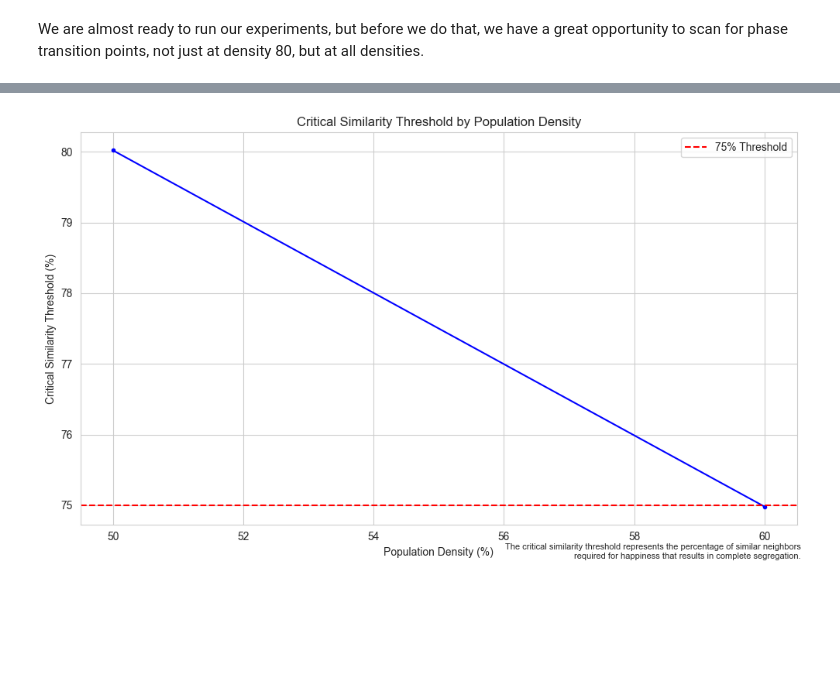
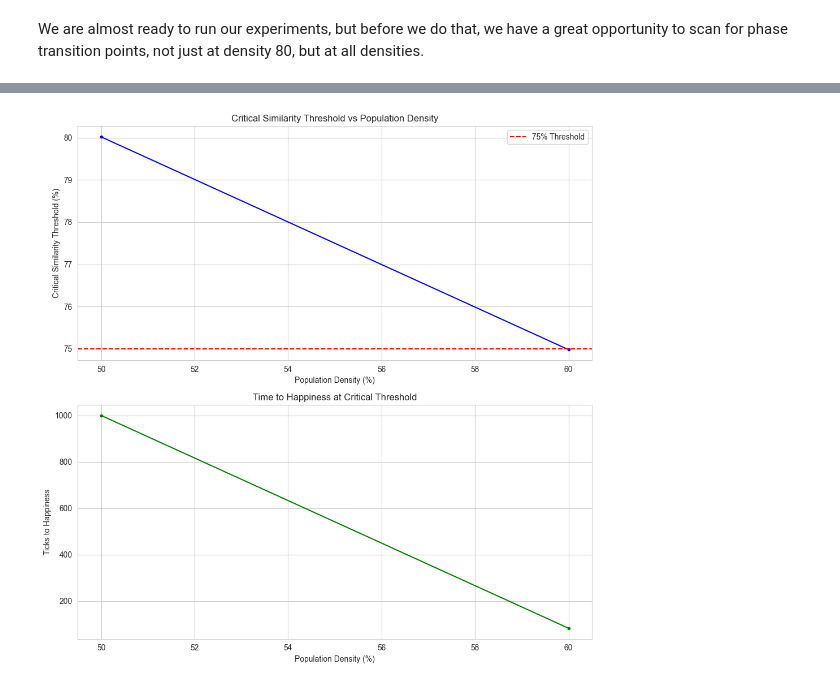
Before and after one commit to peterdresslar/cas-520, a Jupyter notebook: M2Model_Dresslar/M2Model_Dresslar.ipynb, the cells around one changed output, grey strips where cells are left out. Drawn from its saved outputs; the diff is of its cells as text; code cells hidden in the pictures; blank space fills up the shorter version.

```diff
--- a/M2Model_Dresslar/M2Model_Dresslar.ipynb
+++ b/M2Model_Dresslar/M2Model_Dresslar.ipynb
@@ -114,17 +114,17 @@ def find_breakpoint(netlogo, model, density, precision):
         ticks = netlogo.report("ticks")
         print(f"Ticks: {ticks}")
 
+        halting_ticks.append((iteration, ticks))
+
         if ticks < STEP_MAX:
-            halting_ticks.append((iteration, ticks))
             lower_bound = midpoint + precision_step
         else:
-            halting_ticks.append((iteration, STEP_MAX))
             upper_bound = midpoint - precision_step
 
         if upper_bound - lower_bound < precision_step:
             breakpoint = midpoint
 
-    return halting_ticks, breakpoint
+    return (halting_ticks, breakpoint)
 
 
 def cluster_analysis(turtle_data):
@@ -310,12 +290,35 @@ Ticks: 79.0
 Found 2 breakpoints.
-# %%
-# Create DataFrame from existing breakpoints data
-densities = list(np.arange(min_density, max_density, step_size))   # this allows us to deal with the float step_size and get a dataframe
-breakpoints_df = pd.DataFrame({"density": densities, "breakpoint": breakpoints})
-
-# Plot the results
-plot_density_breakpoint_relationship(breakpoints_df)
-# %% [output]
-[figure, removed]
+# %%
+# Create DataFrame from existing breakpoints data
+densities = list(np.arange(min_density, max_density, step_size))   # this allows us to deal with the float step_size and get a dataframe
+breakpoints_df = pd.DataFrame(breakpoints_data)
+
+# Modified plotting function to show both relationships
+def plot_density_relationships(df):
+    fig, (ax1, ax2) = plt.subplots(2, 1, figsize=(10, 10))
+
+    # First subplot - Breakpoints
+    ax1.plot(df['density'], df['breakpoint'], 'b.-')
+    ax1.axhline(y=75, color='r', linestyle='--', label='75% Threshold')
+    ax1.grid(True)
+    ax1.set_xlabel('Population Density (%)')
+    ax1.set_ylabel('Critical Similarity Threshold (%)')
+    ax1.set_title('Critical Similarity Threshold vs Population Density')
+    ax1.legend()
+
+    # Second subplot - Time to happiness
+    ax2.plot(df['density'], df['ticks'], 'g.-')
+    ax2.grid(True)
+    ax2.set_xlabel('Population Density (%)')
+    ax2.set_ylabel('Ticks to Happiness')
+    ax2.set_title('Time to Happiness at Critical Threshold')
+
+    plt.tight_layout()
+    plt.show()
+
+# Plot both relationships
+plot_density_relationships(breakpoints_df)
+# %% [output]
+[figure, added]
 # %%
 experiment_1 = run_experiment(netlogo, base_model, experiment_name="Experiment 1", number_of_runs=2, density=80, percent_similar_wanted=30, max_ticks=1000)
```
Also changed, not shown: parts of 1 cell of this notebook.
